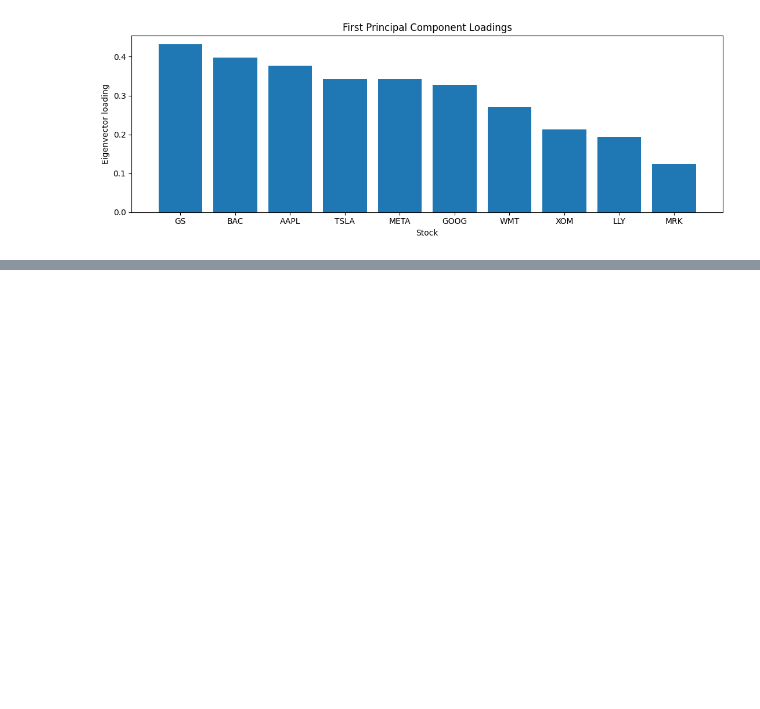
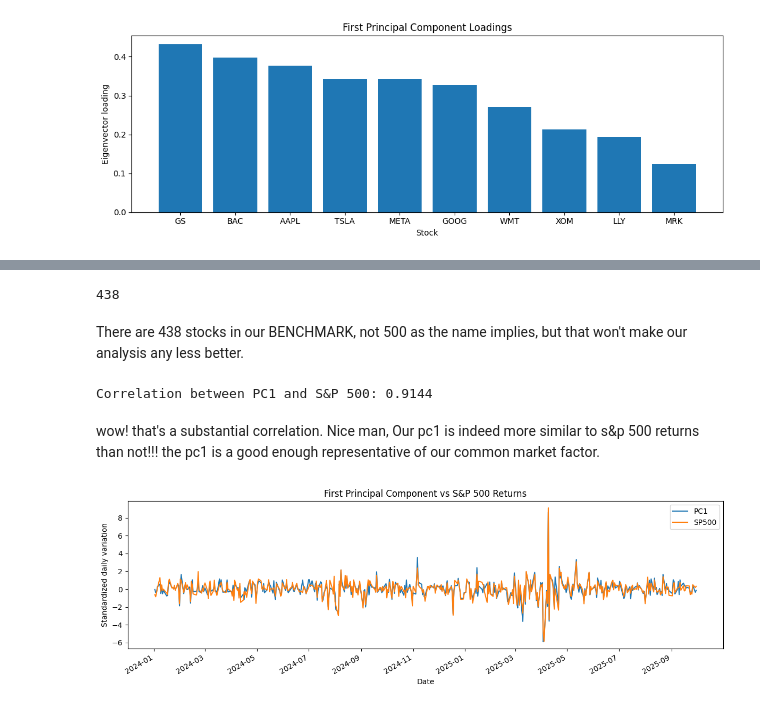
Before and after one commit to George7531/Portfolio_Management, a Jupyter notebook: Group_19296_MScFE_652_Portfolio_Management_Project_2.ipynb, the cells around one changed output, grey strips where cells are left out. Saved outputs shown, nothing was run; the diff lists cells and outputs as text; code cells hidden in the pictures; blank space fills up the shorter version.

```diff
--- a/Group_19296_MScFE_652_Portfolio_Management_Project_2.ipynb
+++ b/Group_19296_MScFE_652_Portfolio_Management_Project_2.ipynb
@@ -350,0 +509,49 @@ let's see how the pc1 of s&p 500 compares against our little portfolio common fa
+# %%
+len(daily_returns.loc[train.index, BENCHMARK])
+# %% [output]
+438
+# %% [markdown]
+There are 438 stocks in our BENCHMARK, not 500 as the name implies, but that won't make our analysis any less better.
+# %%
+# s&p 500 is our benchmark
+benchmark = daily_returns.loc[train.index, BENCHMARK]
+
+standardized_returns = (
+    train - train.mean()
+) / train.std(ddof=1)
+
+pc1_scores = pd.Series(
+    standardized_returns.to_numpy() @ pc1,
+    index=train.index,
+    name='PC1'
+)
+
+comparison = pd.concat(
+    [pc1_scores, benchmark.rename('SP500')],
+    axis=1
+).dropna()
+
+pc1_sp500_corr = comparison['PC1'].corr(
+    comparison['SP500']
+)
+
+print(f"Correlation between PC1 and S&P 500: "f"{pc1_sp500_corr:.4f}")
+# %% [output]
+Correlation between PC1 and S&P 500: 0.9144
+# %% [markdown]
+wow! that's a substantial correlation. Nice man, Our pc1 is indeed more similar to s&p 500 returns than not!!! the pc1 is a good enough representative of our common market factor.
+# %%
+# Normalize for plotting only
+normalized = (
+    comparison - comparison.mean()
+) / comparison.std()
+
+normalized.plot(
+    figsize=(12, 4),
+    title='First Principal Component vs S&P 500 Returns'
+)
+plt.ylabel('Standardized daily variation')
+plt.tight_layout()
+plt.show()
+# %% [output]
+[figure, added]
```
Also changed, not shown: parts of 21 cells of this notebook.
